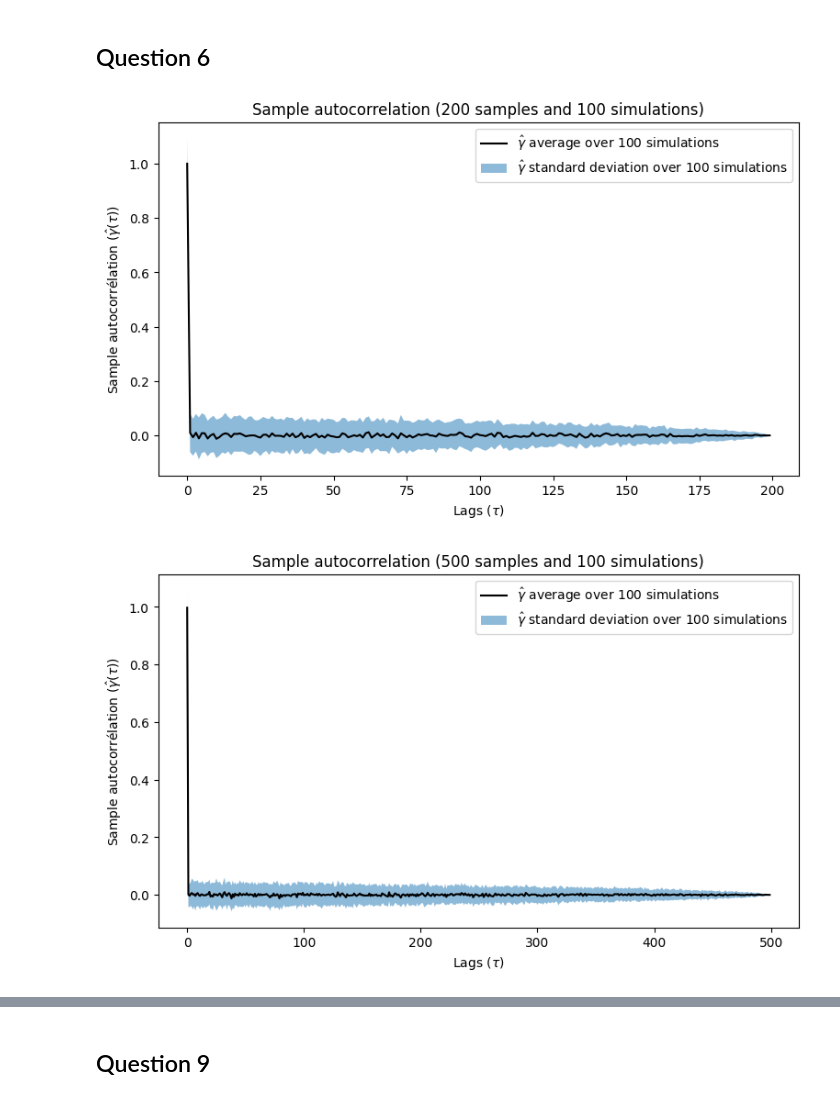
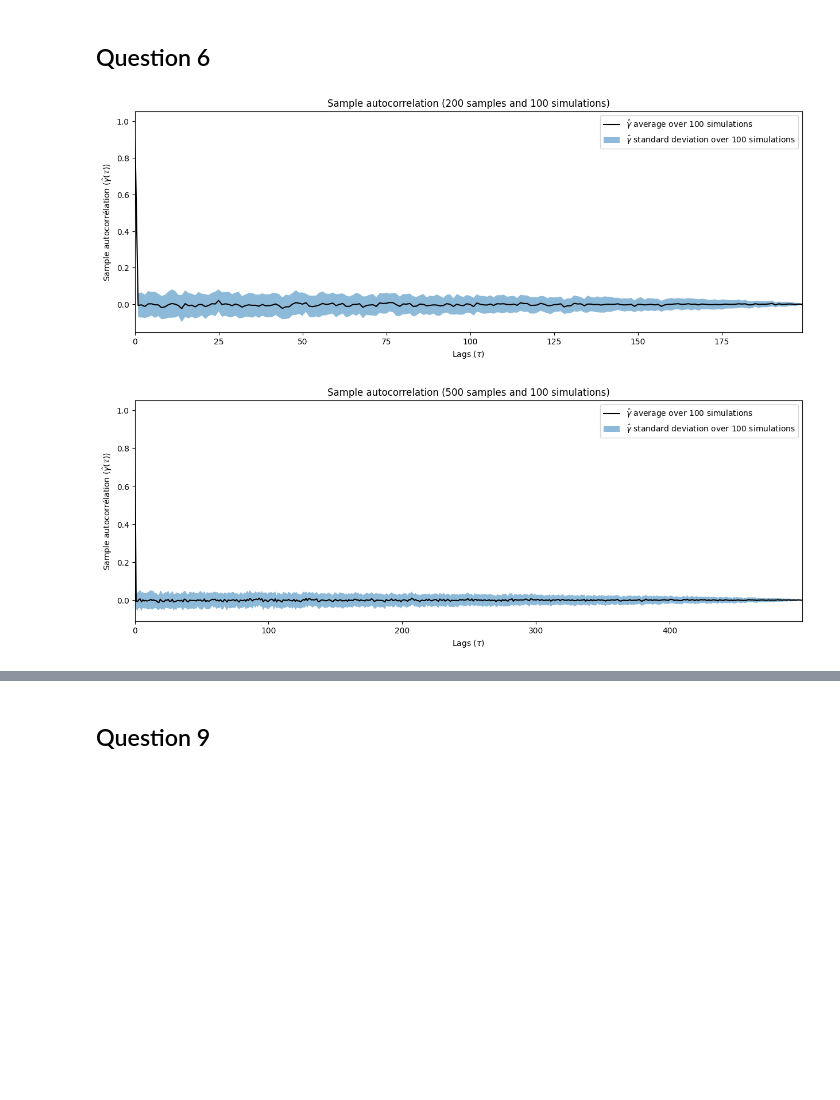
Before and after one commit to NailKhelifa/MVA_Times_Series_ML_Homeworks, a Jupyter notebook: Assignment 1/Assignment 1 - ML for TS (MVA).ipynb, the cells around one changed output, grey strips where cells are left out. Drawn from its saved outputs; the diff is of its cells as text; code cells hidden in the pictures; blank space fills up the shorter version.

```diff
--- a/Assignment 1/Assignment 1 - ML for TS (MVA).ipynb
+++ b/Assignment 1/Assignment 1 - ML for TS (MVA).ipynb
@@ -61,28 +29,36 @@ def sample_autocorr_matrix(wg_noise_mat):
 # %%
 #  freqs = np.linspace(0, 0.5, N_samples) # since f_s = 1 Hz
+N_trials = 100
 
 for N_samples in [200, 500, 1000]:
-    wg_noise_matrix = white_gaussian_noise(100, N_samples)
-    autocorr_mat = sample_autocorr_matrix(wg_noise_matrix)
+    autocorr = []
+    for _ in range(N_trials): # repeat this operation on the number of trials
+        signal = np.random.randn(N_samples) # one realization of X_1, ..., X_N_samples (WGN)
+        autocorr.append(acf(signal, nlags=N_samples, fft=True))
+
+    autocorr = np.array(autocorr)
+
     y = np.arange(N_samples)
 
-    fig, ax = plt.subplots(figsize=(9, 5))
+    fig, ax = fig_ax()
 
-    avg = autocorr_mat.mean(axis=0)
-    std = autocorr_mat.std(axis=0)
+    avg = autocorr.mean(axis=0)
+    std = autocorr.std(axis=0)
 
     ax.plot(y, avg, 'k-', label=r'$\hat{\gamma}$ average over 100 simulations')
     ax.fill_between(y, avg - std, avg + std, alpha=0.5, label=r'$\hat{\gamma}$ standard deviation over 100 simulations')
 
     # Ajouter un titre
     ax.set_title(f'Sample autocorrelation ({N_samples} samples and {100} simulations)')
 
     # Ajouter des légendes
     ax.legend()
 
     # Titres des axes
     ax.set_xlabel(r'Lags ($\tau$)')
     ax.set_ylabel(r'Sample autocorrélation ($\hat{\gamma}(\tau)$)')
+
+    plt.show()
 # %% [output]
-[figure, old version]
+[figure, new version]
-[figure, old version]
+[figure, new version]
```
Also changed, not shown: parts of 7 cells of this notebook.
